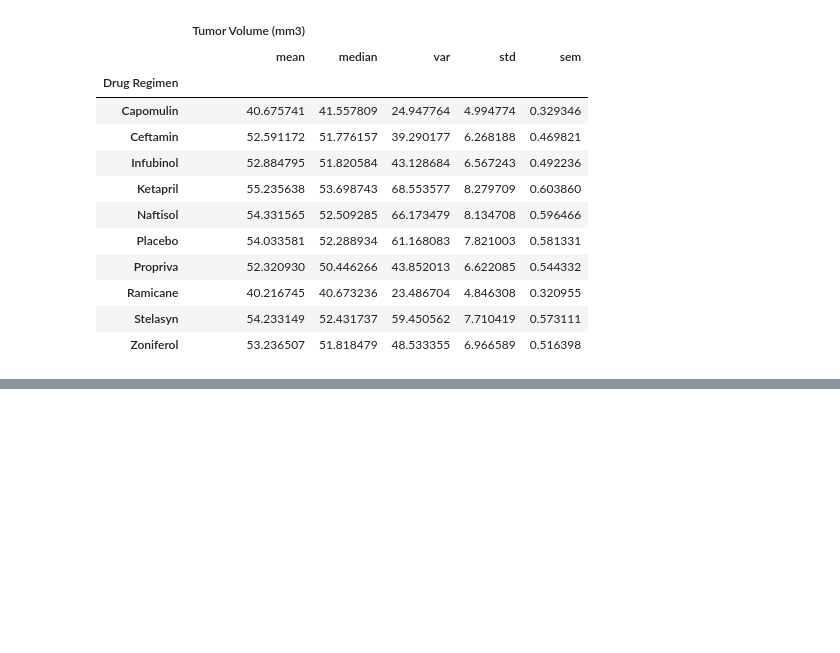
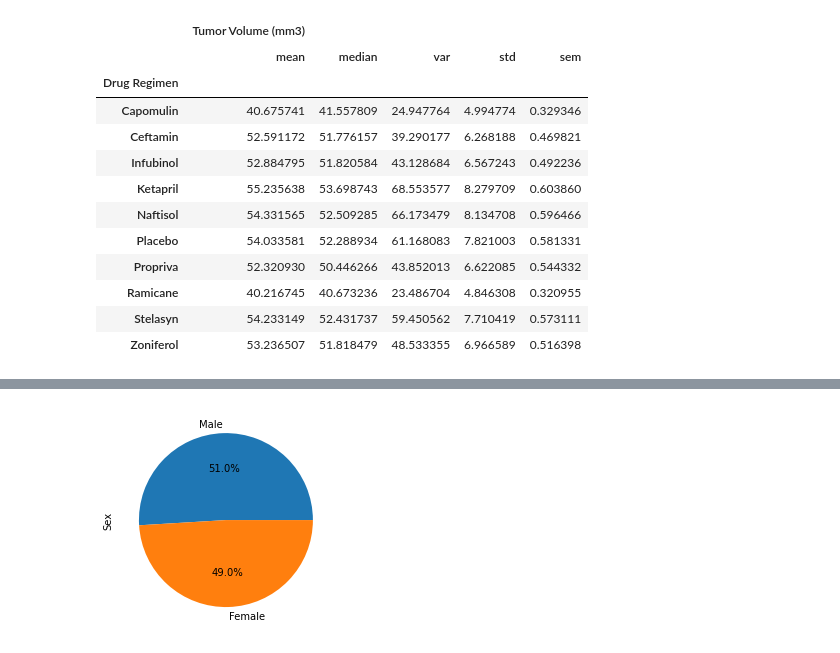
Before and after one commit to RSGDATA/Pymaceuticals_Analysis, a Jupyter notebook: anti_cancer_pharmaceuticals_analysis.ipynb, the cells around one changed output, grey strips where cells are left out. Saved outputs shown, nothing was run; the diff lists cells and outputs as text; code cells hidden in the pictures; blank space fills up the shorter version.

```diff
--- a/anti_cancer_pharmaceuticals_analysis.ipynb
+++ b/anti_cancer_pharmaceuticals_analysis.ipynb
@@ -234,0 +248,10 @@ cleaned_df.plot(x="Drug Regimen", y=["Timepoint"], kind="bar")
+# %%
+counts = cleaned_df['Sex'].value_counts()
+
+counts.plot(kind="pie",autopct="%1.1f%%")
+
+plt.xticks(rotation=90)
+plt.ylabel("Sex")
+plt.show()
+# %% [output]
+[figure, added]
```
Also changed, not shown: parts of 6 cells of this notebook.
